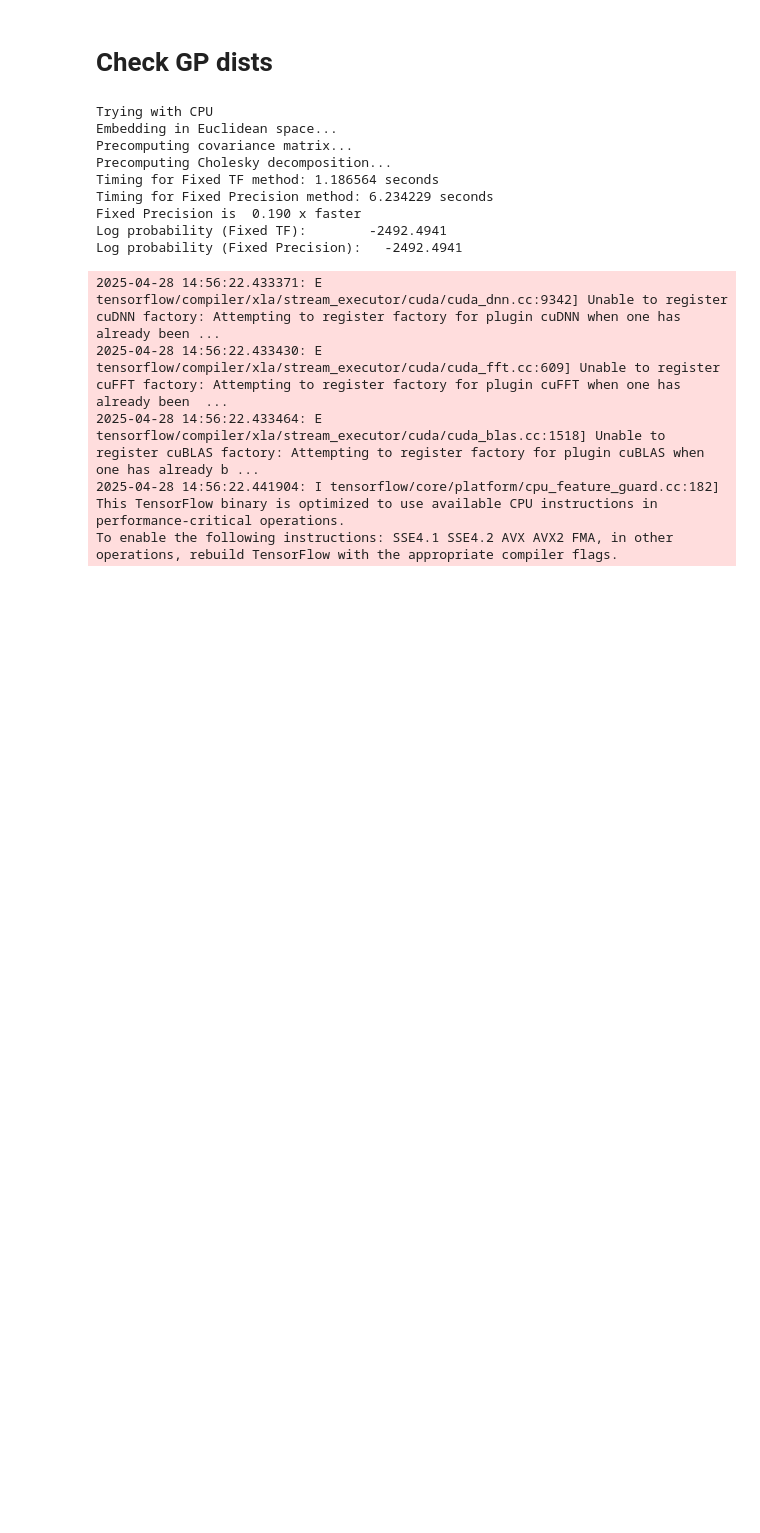
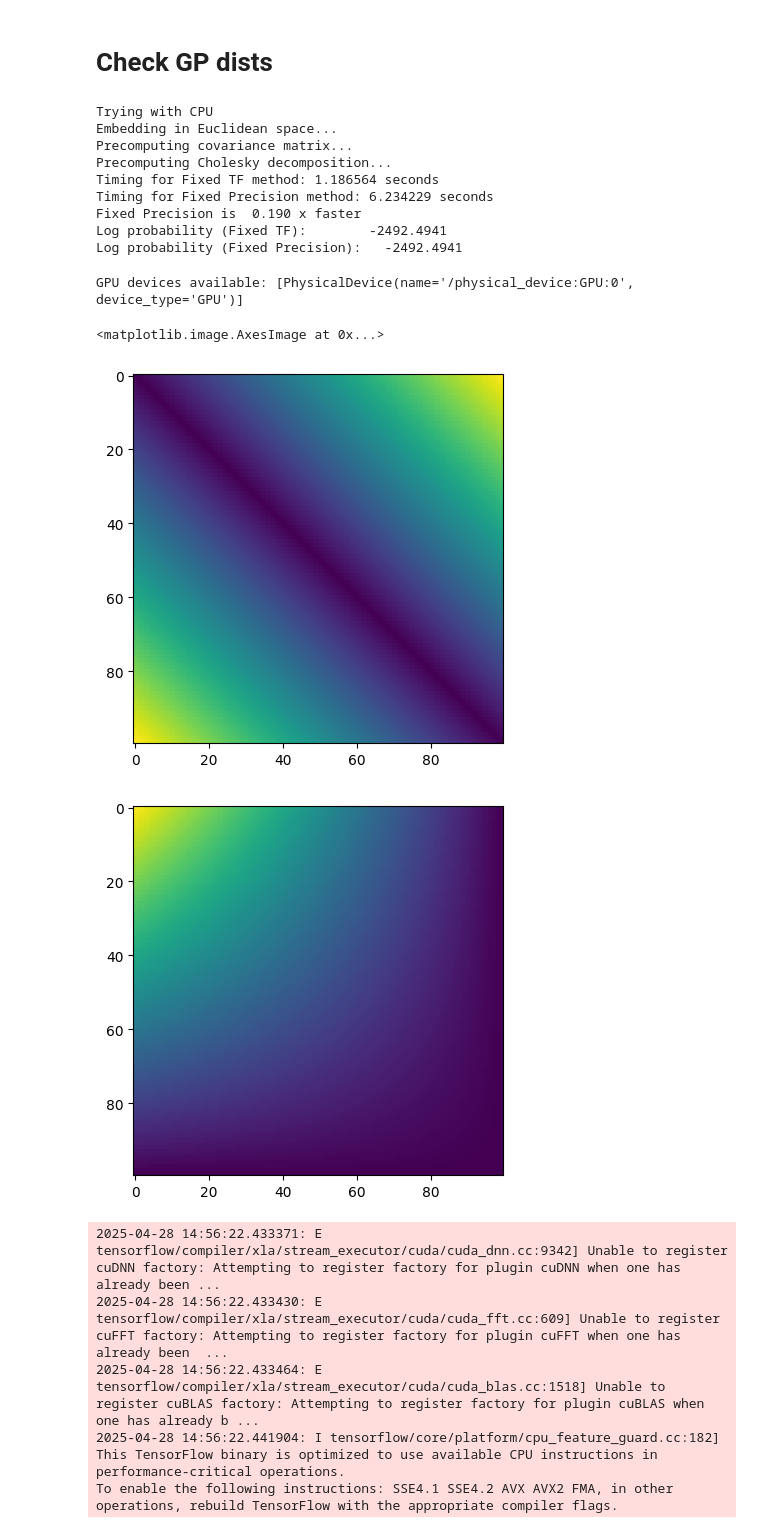
Before and after one commit to mdaghlian/braincoder_bprf, a Jupyter notebook: braincoder/utils/maths_sanity_check.ipynb, the cells around one changed output. Cells and saved outputs as stored; diff of their text form; code cells hidden in the pictures; blank space fills up the shorter version.

```diff
--- a/braincoder/utils/maths_sanity_check.ipynb
+++ b/braincoder/utils/maths_sanity_check.ipynb
@@ -218,6 +218,28 @@ Timing for Fixed Precision method: 6.234229 seconds
 Fixed Precision is  0.190 x faster
 Log probability (Fixed TF):        -2492.4941
 Log probability (Fixed Precision):   -2492.4941
+# %%
+import numpy as np
+import matplotlib.pyplot as plt
+X = np.linspace(-10,10, 100)
+import tensorflow as tf
+tf.config.set_visible_devices([], 'GPU')
+print('GPU devices available:', tf.config.list_physical_devices('GPU'))
+from braincoder.bprf_mcmc import *
+dX = compute_euclidean_distance_matrix(X[...,np.newaxis])
+# %% [output]
+GPU devices available: [PhysicalDevice(name='/physical_device:GPU:0', device_type='GPU')]
+# %%
+plt.imshow(dX)
+
+
+beep = lin_kernel(X,0.0,2.0,10.0)
+plt.figure()
+plt.imshow(beep)
+# %% [output]
+<matplotlib.image.AxesImage at 0x...>
+[figure, added]
+[figure, added]
 # %%
 import tensorflow as tf
 import tensorflow_probability as tfp
```
Also changed, not shown: 2 other files.
